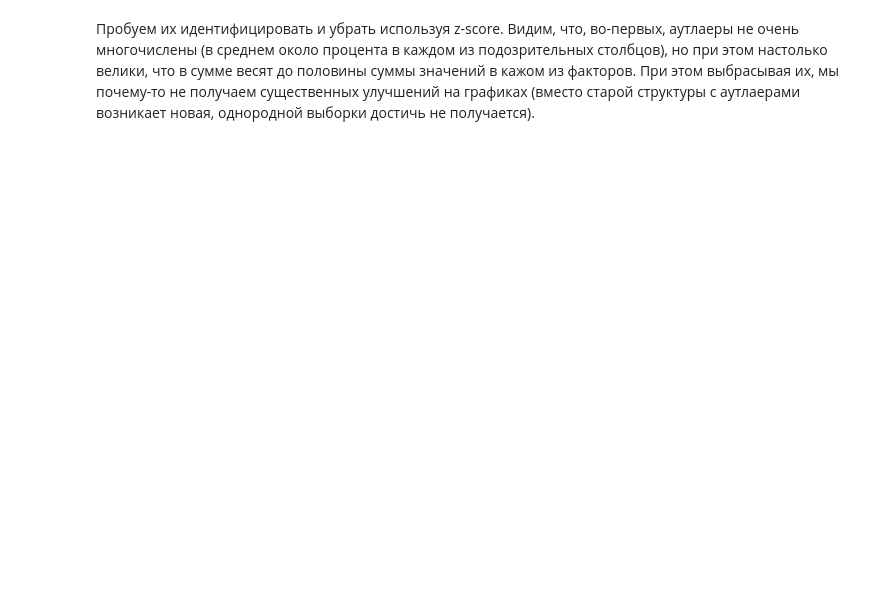
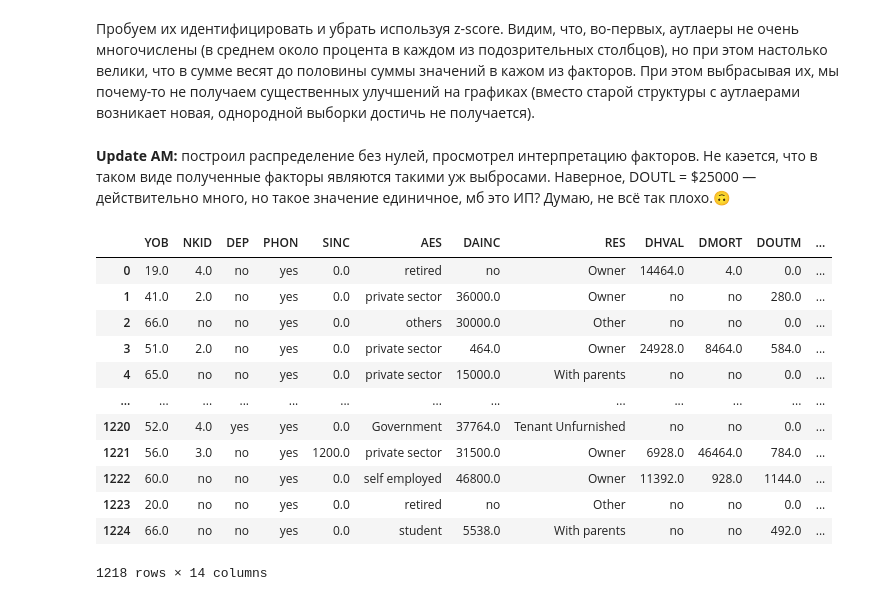
Before and after one commit to uasek/credit_scoring_project, a Jupyter notebook: datasets/09_Thomas/09_Thomas.ipynb, the cells around one changed output. Saved outputs shown, nothing was run; the diff lists cells and outputs as text; code cells hidden in the pictures; blank space fills up the shorter version.

```diff
--- a/datasets/09_Thomas/09_Thomas.ipynb
+++ b/datasets/09_Thomas/09_Thomas.ipynb
@@ -390,2 +390,20 @@ plt.show()
 # %% [markdown]
 Пробуем их идентифицировать и убрать используя z-score. Видим, что, во-первых, аутлаеры не очень многочислены (в среднем около процента в каждом из подозрительных столбцов), но при этом настолько велики, что в сумме весят до половины суммы значений в кажом из факторов. При этом выбрасывая их, мы почему-то не получаем существенных улучшений на графиках (вместо старой структуры с аутлаерами возникает новая, однородной выборки достичь не получается).
+# %% [markdown]
+__Update AM:__ построил распределение без нулей, просмотрел интерпретацию факторов. Не каэется, что в таком виде полученные факторы являются такими уж выбросами. Наверное, DOUTL = $25000 — действительно много, но такое значение единичное, мб это ИП? Думаю, не всё так плохо.🙃
+# %%
+X_cat
+# %% [output]
+|  | YOB | NKID | DEP | PHON | SINC | AES | DAINC | RES | DHVAL | DMORT | DOUTM | ... |
+| 0 | 19.0 | 4.0 | no | yes | 0.0 | retired | no | Owner | 14464.0 | 4.0 | 0.0 | ... |
+| 1 | 41.0 | 2.0 | no | yes | 0.0 | private sector | 36000.0 | Owner | no | no | 280.0 | ... |
+| 2 | 66.0 | no | no | yes | 0.0 | others | 30000.0 | Other | no | no | 0.0 | ... |
+| 3 | 51.0 | 2.0 | no | yes | 0.0 | private sector | 464.0 | Owner | 24928.0 | 8464.0 | 584.0 | ... |
+| 4 | 65.0 | no | no | yes | 0.0 | private sector | 15000.0 | With parents | no | no | 0.0 | ... |
+| ... | ... | ... | ... | ... | ... | ... | ... | ... | ... | ... | ... | ... |
+| 1220 | 52.0 | 4.0 | yes | yes | 0.0 | Government | 37764.0 | Tenant Unfurnished | no | no | 0.0 | ... |
+| 1221 | 56.0 | 3.0 | no | yes | 1200.0 | private sector | 31500.0 | Owner | 6928.0 | 46464.0 | 784.0 | ... |
+| 1222 | 60.0 | no | no | yes | 0.0 | self employed | 46800.0 | Owner | 11392.0 | 928.0 | 1144.0 | ... |
+| 1223 | 20.0 | no | no | yes | 0.0 | retired | no | Other | no | no | 0.0 | ... |
+| 1224 | 66.0 | no | no | yes | 0.0 | student | 5538.0 | With parents | no | no | 492.0 | ... |
+1218 rows × 14 columns
```
Also changed, not shown: parts of 7 cells of this notebook.
